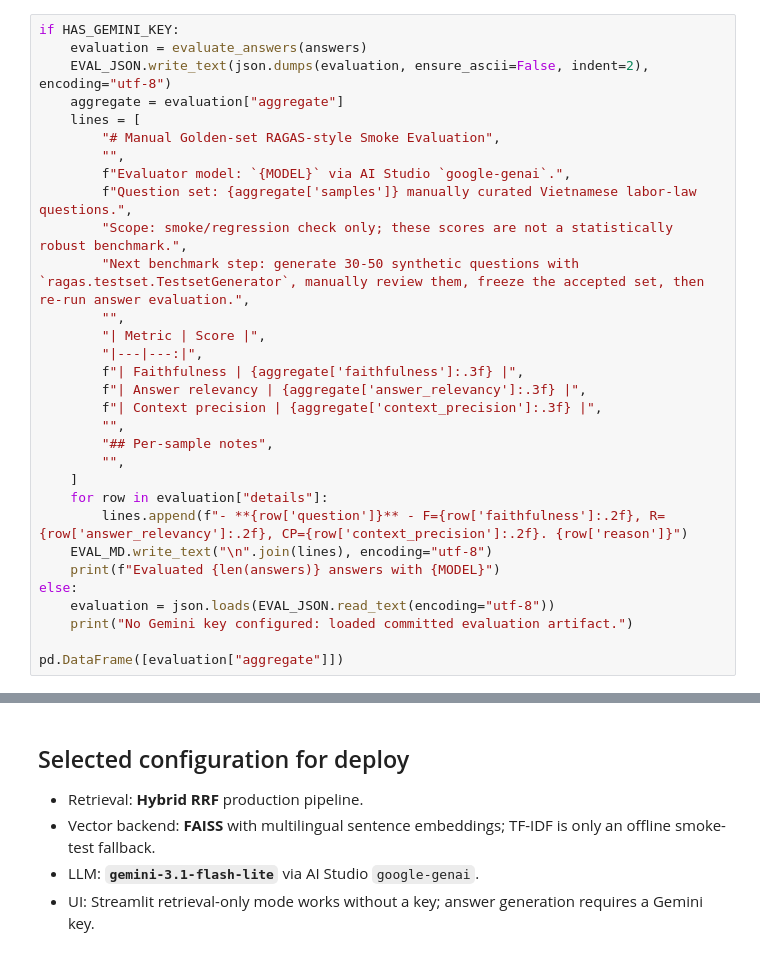
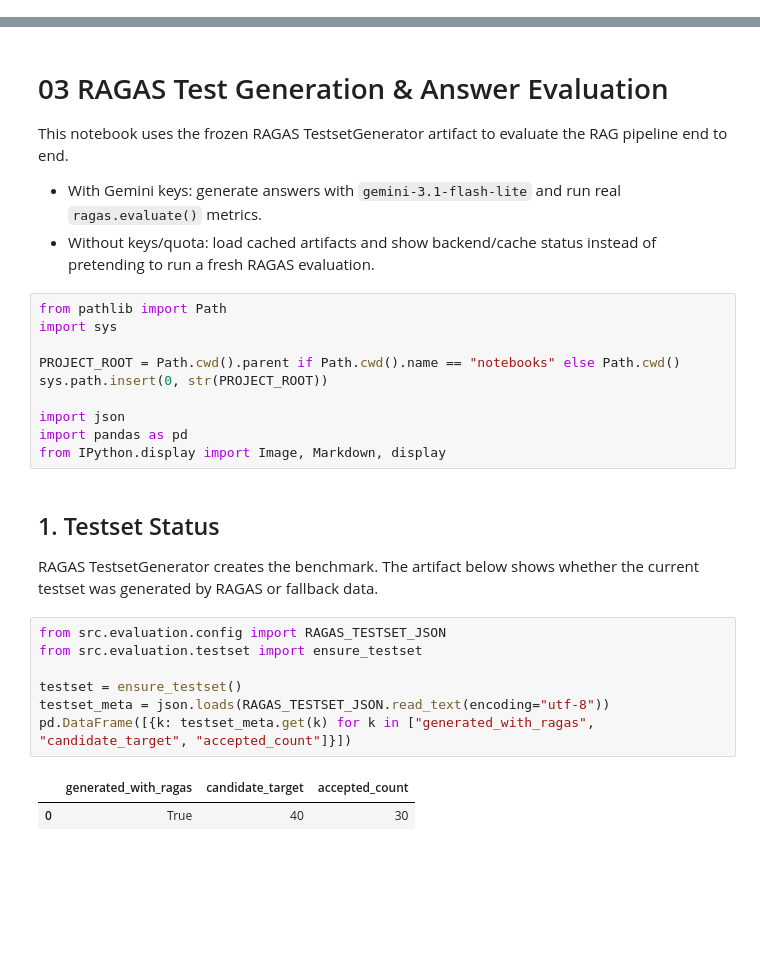
Before and after one commit to king14052004-crypto/vietnamese-legal-rag, a Jupyter notebook: notebooks/03_ragas_evaluation.ipynb, the cells around one changed output, grey strips where cells are left out. Saved outputs shown, nothing was run; the diff lists cells and outputs as text; blank space fills up the shorter version.

Commit message:
Add RAGAS benchmark workflow

```diff
--- a/notebooks/03_ragas_evaluation.ipynb
+++ b/notebooks/03_ragas_evaluation.ipynb
@@ -107,31 +0,0 @@ def evaluate_answers(samples: list[dict]) -> dict:
-# %%
-if HAS_GEMINI_KEY:
-    evaluation = evaluate_answers(answers)
-    EVAL_JSON.write_text(json.dumps(evaluation, ensure_ascii=False, indent=2), encoding="utf-8")
-    aggregate = evaluation["aggregate"]
-    lines = [
-        "# Manual Golden-set RAGAS-style Smoke Evaluation",
-        "",
-        f"Evaluator model: `{MODEL}` via AI Studio `google-genai`.",
-        f"Question set: {aggregate['samples']} manually curated Vietnamese labor-law questions.",
-        "Scope: smoke/regression check only; these scores are not a statistically robust benchmark.",
-        "Next benchmark step: generate 30-50 synthetic questions with `ragas.testset.TestsetGenerator`, manually review them, freeze the accepted set, then re-run answer evaluation.",
-        "",
-        "| Metric | Score |",
-        "|---|---:|",
-        f"| Faithfulness | {aggregate['faithfulness']:.3f} |",
-        f"| Answer relevancy | {aggregate['answer_relevancy']:.3f} |",
-        f"| Context precision | {aggregate['context_precision']:.3f} |",
-        "",
-        "## Per-sample notes",
-        "",
-    ]
-    for row in evaluation["details"]:
-        lines.append(f"- **{row['question']}** - F={row['faithfulness']:.2f}, R={row['answer_relevancy']:.2f}, CP={row['context_precision']:.2f}. {row['reason']}")
-    EVAL_MD.write_text("\n".join(lines), encoding="utf-8")
-    print(f"Evaluated {len(answers)} answers with {MODEL}")
-else:
-    evaluation = json.loads(EVAL_JSON.read_text(encoding="utf-8"))
-    print("No Gemini key configured: loaded committed evaluation artifact.")
-
-pd.DataFrame([evaluation["aggregate"]])
@@ -164,7 +1,31 @@ else:
-# %% [markdown]
-## Selected configuration for deploy
-
-- Retrieval: **Hybrid RRF** production pipeline.
-- Vector backend: **FAISS** with multilingual sentence embeddings; TF-IDF is only an offline smoke-test fallback.
-- LLM: **`gemini-3.1-flash-lite`** via AI Studio `google-genai`.
-- UI: Streamlit retrieval-only mode works without a key; answer generation requires a Gemini key.
+# %% [markdown]
+# 03 RAGAS Test Generation & Answer Evaluation
+
+This notebook uses the frozen RAGAS TestsetGenerator artifact to evaluate the RAG pipeline end to end.
+
+- With Gemini keys: generate answers with `gemini-3.1-flash-lite` and run real `ragas.evaluate()` metrics.
+- Without keys/quota: load cached artifacts and show backend/cache status instead of pretending to run a fresh RAGAS evaluation.
+# %%
+from pathlib import Path
+import sys
+
+PROJECT_ROOT = Path.cwd().parent if Path.cwd().name == "notebooks" else Path.cwd()
+sys.path.insert(0, str(PROJECT_ROOT))
+
+import json
+import pandas as pd
+from IPython.display import Image, Markdown, display
+# %% [markdown]
+## 1. Testset Status
+
+RAGAS TestsetGenerator creates the benchmark. The artifact below shows whether the current testset was generated by RAGAS or fallback data.
+# %%
+from src.evaluation.config import RAGAS_TESTSET_JSON
+from src.evaluation.testset import ensure_testset
+
+testset = ensure_testset()
+testset_meta = json.loads(RAGAS_TESTSET_JSON.read_text(encoding="utf-8"))
+pd.DataFrame([{k: testset_meta.get(k) for k in ["generated_with_ragas", "candidate_target", "accepted_count"]}])
+# %% [output]
+|  | generated_with_ragas | candidate_target | accepted_count |
+| 0 | True | 40 | 30 |
```
Also changed, not shown: parts of 17 cells of this notebook, 30 other files.
